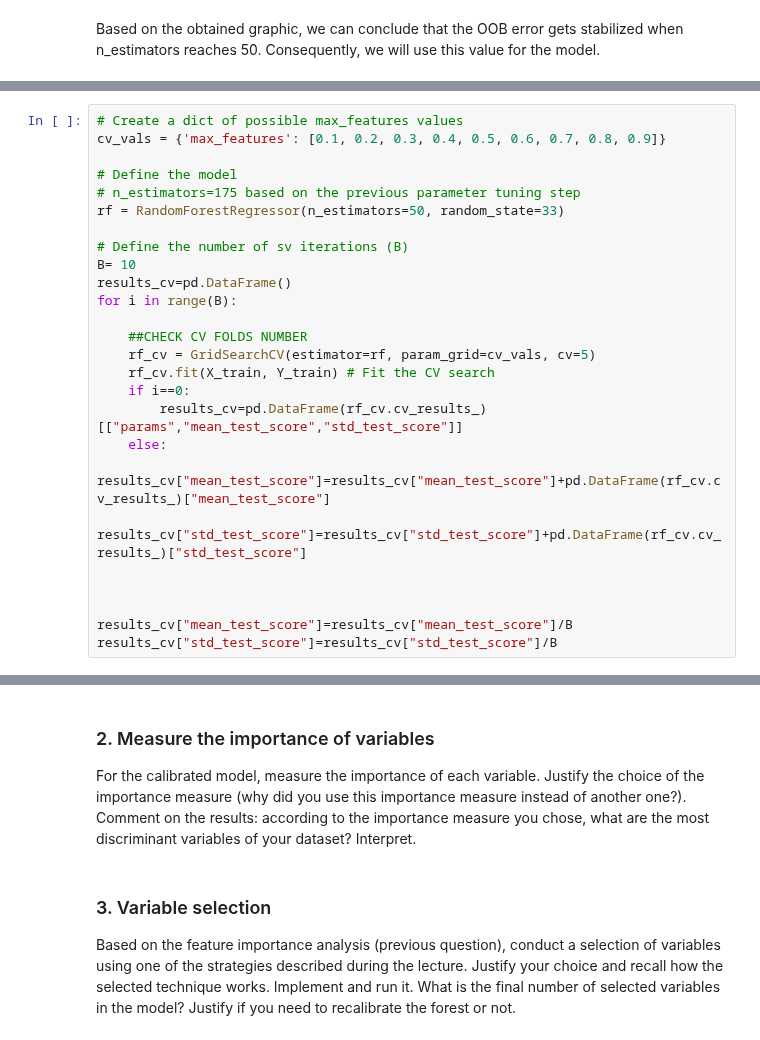
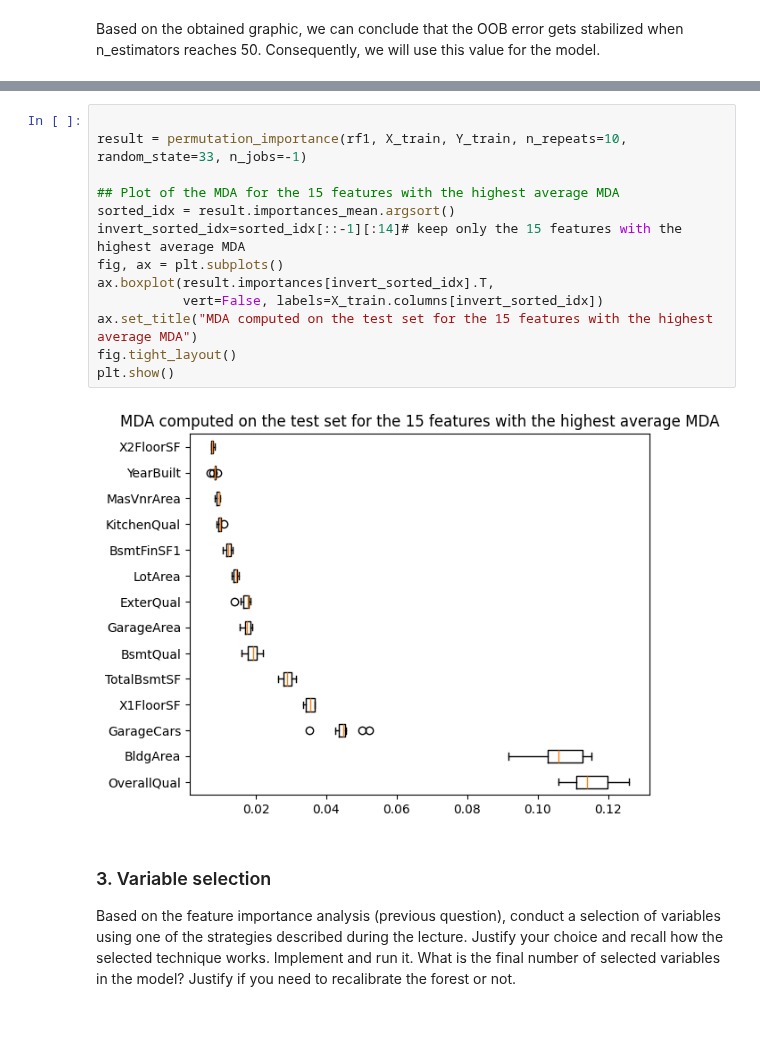
Before and after one commit to rajesvariparasa/ml-processing-pipeline-for-predicting-houseprices, a Jupyter notebook: Milestone-3-RandomForests.ipynb, the cells around one changed output, grey strips where cells are left out. Drawn from its saved outputs; the diff is of its cells as text.

```diff
--- a/Milestone-3-RandomForests.ipynb
+++ b/Milestone-3-RandomForests.ipynb
@@ -96,26 +205,0 @@ Once we have tuned the n_estimators parameter, we will use the selected value fo
-# %%
-# Create a dict of possible max_features values
-cv_vals = {'max_features': [0.1, 0.2, 0.3, 0.4, 0.5, 0.6, 0.7, 0.8, 0.9]}
-
-# Define the model
-# n_estimators=175 based on the previous parameter tuning step
-rf = RandomForestRegressor(n_estimators=50, random_state=33)
-
-# Define the number of sv iterations (B)
-B= 10
-results_cv=pd.DataFrame()
-for i in range(B):
-
-    ##CHECK CV FOLDS NUMBER
-    rf_cv = GridSearchCV(estimator=rf, param_grid=cv_vals, cv=5)
-    rf_cv.fit(X_train, Y_train) # Fit the CV search
-    if i==0:
-        results_cv=pd.DataFrame(rf_cv.cv_results_)[["params","mean_test_score","std_test_score"]]
-    else:
-        results_cv["mean_test_score"]=results_cv["mean_test_score"]+pd.DataFrame(rf_cv.cv_results_)["mean_test_score"]
-        results_cv["std_test_score"]=results_cv["std_test_score"]+pd.DataFrame(rf_cv.cv_results_)["std_test_score"]
-
-
-
-results_cv["mean_test_score"]=results_cv["mean_test_score"]/B
-results_cv["std_test_score"]=results_cv["std_test_score"]/B
@@ -145,7 +206,18 @@ print(results_cv)
-# %% [markdown]
-### 2. Measure the importance of variables
-For the calibrated model, measure the importance of each variable. Justify the choice of the importance measure (why did you use this importance measure instead of another one?). Comment on the results: according to the importance measure you chose, what are the most discriminant variables of your dataset?
-Interpret.
+# %%
+
+result = permutation_importance(rf1, X_train, Y_train, n_repeats=10, random_state=33, n_jobs=-1)
+
+## Plot of the MDA for the 15 features with the highest average MDA
+sorted_idx = result.importances_mean.argsort()
+invert_sorted_idx=sorted_idx[::-1][:14]# keep only the 15 features with the highest average MDA
+fig, ax = plt.subplots()
+ax.boxplot(result.importances[invert_sorted_idx].T,
+           vert=False, labels=X_train.columns[invert_sorted_idx])
+ax.set_title("MDA computed on the test set for the 15 features with the highest average MDA")
+fig.tight_layout()
+plt.show()
+# %% [output]
+[figure, added]
 # %% [markdown]
 ### 3. Variable selection
 Based on the feature importance analysis (previous question), conduct a selection of variables using one
```
Also changed, not shown: parts of 21 cells of this notebook.
